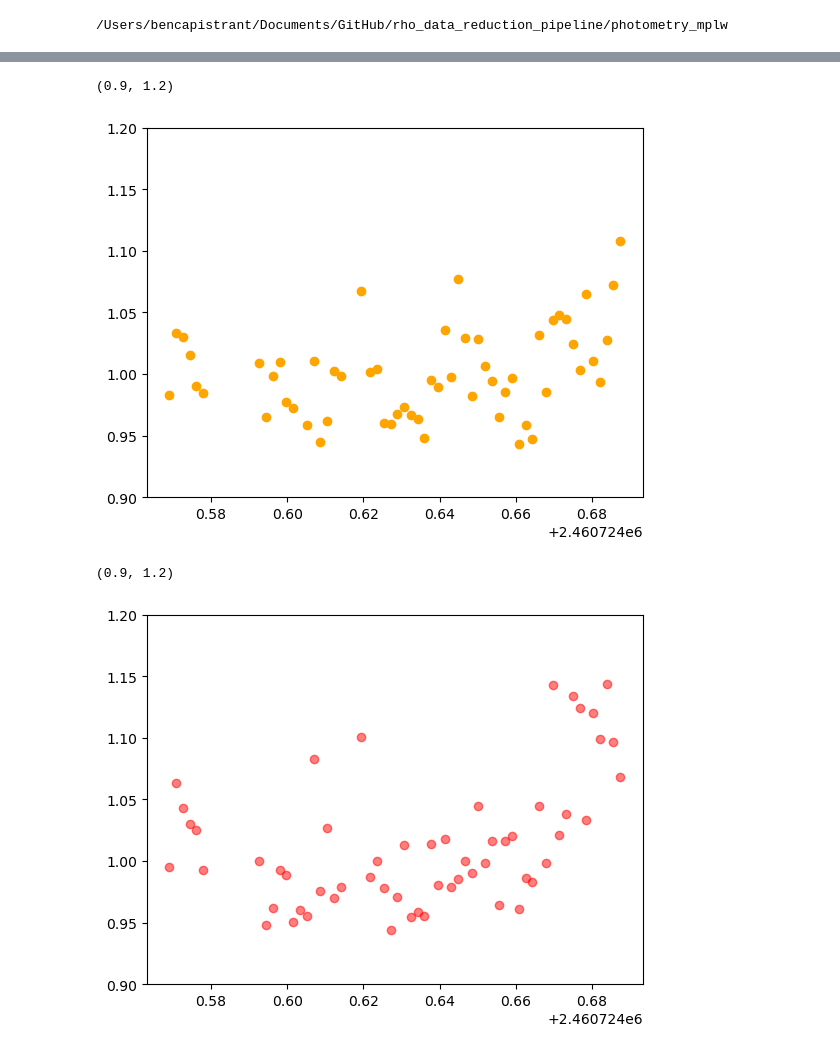
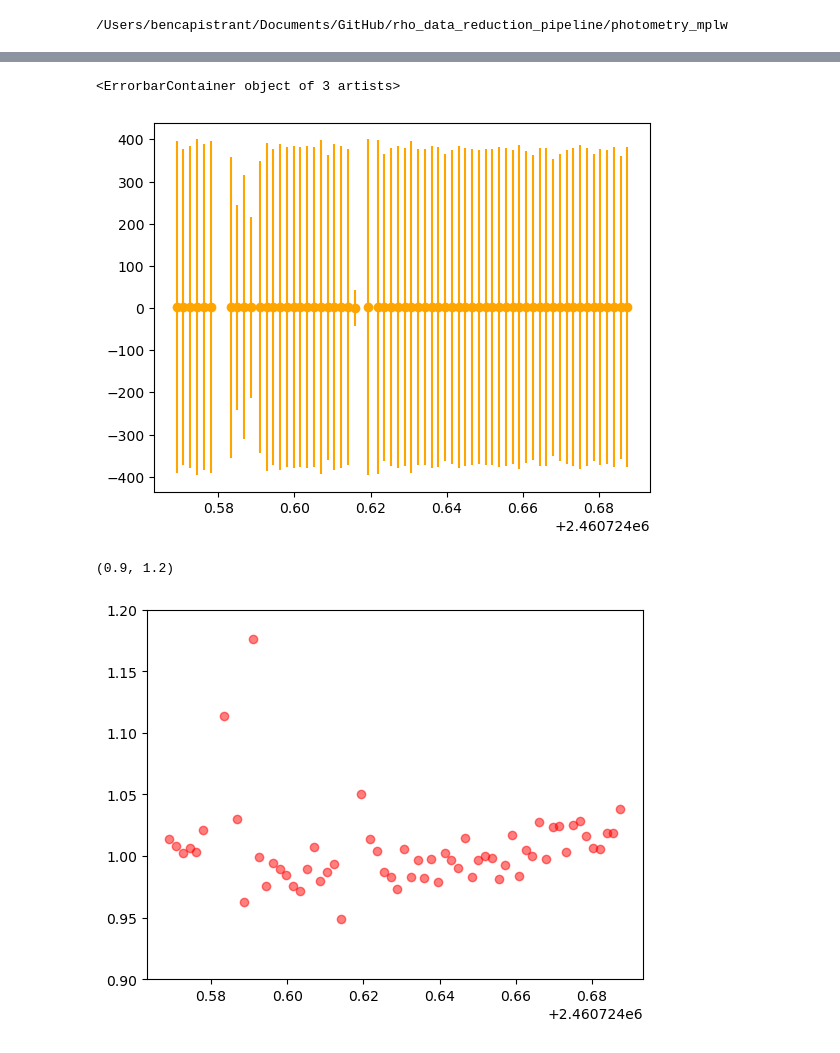
Before and after one commit to explorerjs32/rho_data_reduction_pipeline, a Jupyter notebook: photometry_mplw/Phot_to_LC.ipynb, the cells around one changed output, grey strips where cells are left out. Saved outputs shown, nothing was run; the diff lists cells and outputs as text; code cells hidden in the pictures.

Commit message:
testing stuff with the photometry notebook

```diff
--- a/photometry_mplw/Phot_to_LC.ipynb
+++ b/photometry_mplw/Phot_to_LC.ipynb
@@ -509,4 +25,0 @@ Name: 31, dtype: object
-# %%
-t =[]
-for i in range(len(wasp36)):
-    t.append(Time(wasp36.at[i, 'Date-Obs'], format='isot', scale='utc').jd)
@@ -595,6 +32,6 @@ plt.ylim(0.75,1.2)
 # %%
 path = '/Users/bencapistrant/Documents/GitHub/rho_data_reduction_pipeline/data/WASP36b/Reduced/'
 # %%
-raw = pd.read_csv(path+'psf_photometry_results.csv')
+raw = pd.read_csv(path+'WASP-36B_psf_photometry_results.csv')
 raw
 # %% [output]
@@ -738,3 +175,5 @@ wasp36_flux = combined['Star_1_flux'] / ref_corr
 sorted_indices = np.argsort(t)
 wasp36_flux_sorted = wasp36_flux.values[sorted_indices]
 t_sorted = np.array(t)[sorted_indices]
+# %%
+flux_err = combined['Star_1_noise']
@@ -741,13 +195,16 @@ t_sorted = np.array(t)[sorted_indices]
 # %%
-plt.scatter(t,wasp36_flux/np.median(wasp36_flux), label='WASP-36b flux correction', color='orange')
-plt.ylim(0.9,1.2)
+# plt.scatter(t,wasp36_flux, label='WASP-36b flux correction', color='orange')
+plt.errorbar(t_sorted, wasp36_flux_sorted,
+             yerr=flux_err.values[sorted_indices],
+             fmt='o', color='orange', label='WASP-36b error')
+# plt.ylim(0.9,1.2)
 # plt.ylim(0.75,2)
 # %% [output]
-(0.9, 1.2)
+<ErrorbarContainer object of 3 artists>
-[figure, old version]
+[figure, new version]
 # %%
 plt.scatter(t_sorted, wasp36_flux_sorted/np.median(wasp36_flux_sorted), label='WASP-36b flux correction (sorted)', color='red', alpha=0.5)
 plt.ylim(0.9,1.2)
 # %% [output]
 (0.9, 1.2)
-[figure, old version]
+[figure, new version]
```
Also changed, not shown: parts of 30 cells of this notebook, 3 other files.
